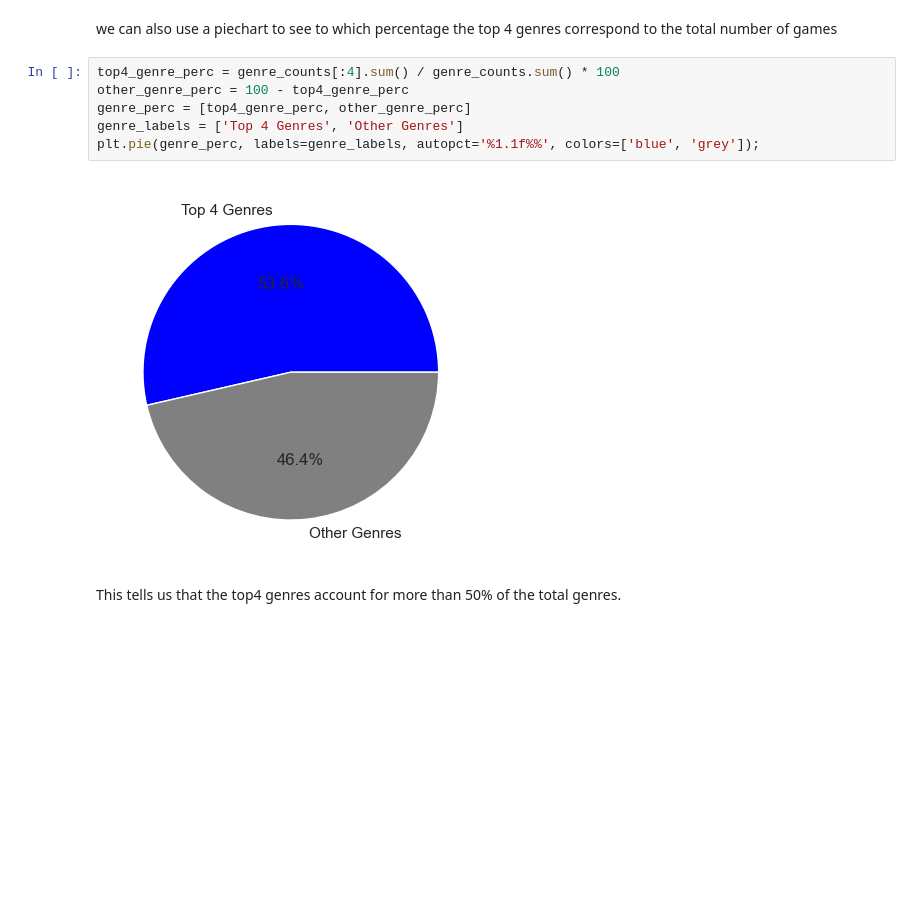
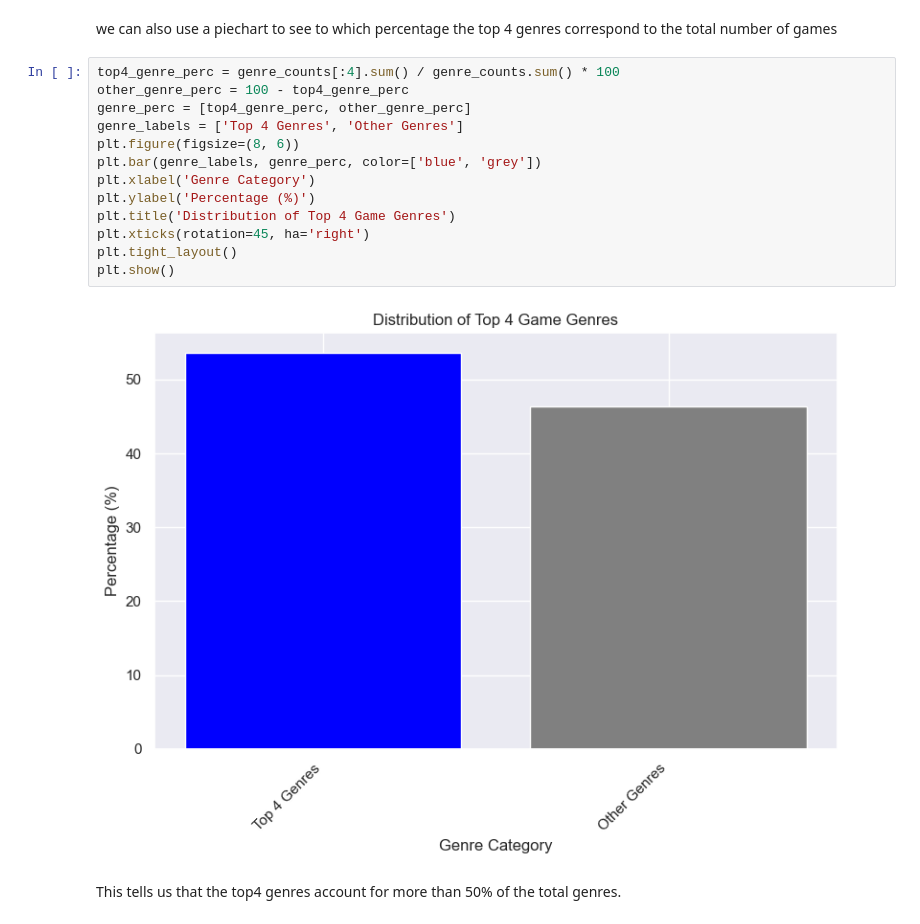
Before and after one commit to riccardopossier/Videogame_dataset, a Jupyter notebook: RiccardoPossieri_DPrepHDip_CA1.ipynb, the cells around one changed output. Drawn from its saved outputs; the diff is of its cells as text; blank space fills up the shorter version.

```diff
--- a/RiccardoPossieri_DPrepHDip_CA1.ipynb
+++ b/RiccardoPossieri_DPrepHDip_CA1.ipynb
@@ -277,11 +306,18 @@ we can also use a piechart to see to which percentage the top 4 genres correspon
 # %%
 top4_genre_perc = genre_counts[:4].sum() / genre_counts.sum() * 100
 other_genre_perc = 100 - top4_genre_perc
 genre_perc = [top4_genre_perc, other_genre_perc]
 genre_labels = ['Top 4 Genres', 'Other Genres']
-plt.pie(genre_perc, labels=genre_labels, autopct='%1.1f%%', colors=['blue', 'grey']);
+plt.figure(figsize=(8, 6))
+plt.bar(genre_labels, genre_perc, color=['blue', 'grey'])
+plt.xlabel('Genre Category')
+plt.ylabel('Percentage (%)')
+plt.title('Distribution of Top 4 Game Genres')
+plt.xticks(rotation=45, ha='right')
+plt.tight_layout()
+plt.show()
 # %% [output]
-[figure, old version]
+[figure, new version]
 # %% [markdown]
 This tells us that the top4 genres account for more than 50% of the total genres.
 # %% [markdown]
```
Also changed, not shown: parts of 14 cells of this notebook.
